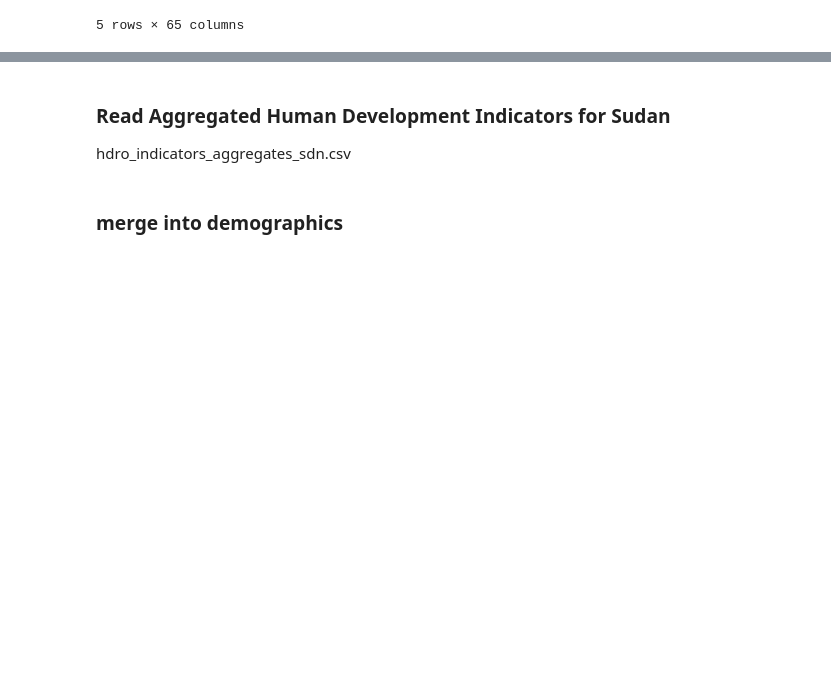
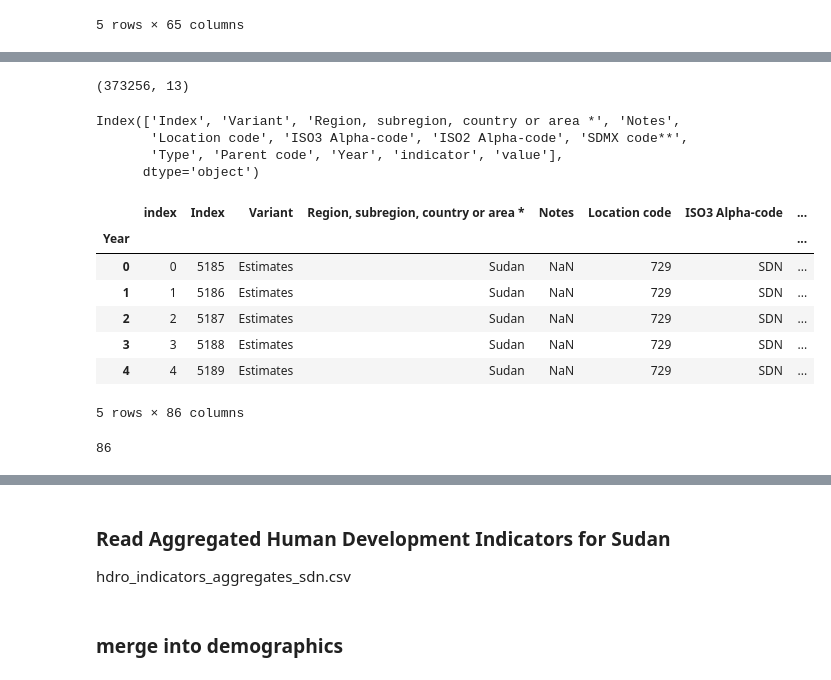
Before and after one commit to OmdenaAI/SudanChapter_AnalyzeHealthcareAccessibility, a Jupyter notebook: 03_Data_preprocessing/demographics/demographics.ipynb, the cells around one changed output, grey strips where cells are left out. Cells and saved outputs as stored; diff of their text form; code cells hidden in the pictures; blank space fills up the shorter version.

```diff
--- a/03_Data_preprocessing/demographics/demographics.ipynb
+++ b/03_Data_preprocessing/demographics/demographics.ipynb
@@ -136,8 +151,9 @@ df=pd.read_csv('./MyDrive/MyDrive/omneda_sudan/education_sdn.csv')
 yearCol = 'Year'
 indicatorCol = 'Indicator Name'
 valCol = 'Value'
-df=cleanFile(df, yearCol, indicatorCol)
+df=cleanFile(df, yearCol, indicatorCol, valCol)
 demographics = mergeIntoDemographics(df, indicatorCol, yearCol, valCol, 'education')
 print(f"demographics column count {len(demographics.columns)}")
+print(demographics.shape)
 # %% [output]
 demographics column count 5055
@@ -145,0 +196,3 @@ demographics.to_csv('demographics.csv')
+# %%
+id_vars = demographics.columns[:11].to_list()
+id_vars
@@ -145,0 +211,4 @@ demographics.to_csv('demographics.csv')
+# %%
+demographics2 = demographics.melt(id_vars=id_vars, var_name='indicator', value_name='value')
+# demographics2['Year'] = demographics2['Year'].astype(str)
+demographics2.head()
@@ -145,0 +222,3 @@ demographics.to_csv('demographics.csv')
+# %%
+demographics2['value']=demographics2['value'].apply(pd.to_numeric,  errors='coerce')
+demographics2.dtypes
@@ -145,0 +241,27 @@ demographics.to_csv('demographics.csv')
+# %%
+demographics2.shape
+# %% [output]
+(373256, 13)
+# %%
+demographics2.columns
+# %% [output]
+Index(['Index', 'Variant', 'Region, subregion, country or area *', 'Notes',
+       'Location code', 'ISO3 Alpha-code', 'ISO2 Alpha-code', 'SDMX code**',
+       'Type', 'Parent code', 'Year', 'indicator', 'value'],
+      dtype='object')
+# %%
+demographics2=demographics2.reset_index().set_index(['index']+id_vars+['indicator']).unstack('Year').reset_index()
+demographics2.head()
+# %% [output]
+|  | index | Index | Variant | Region, subregion, country or area * | Notes | Location code | ISO3 Alpha-code | ... |
+| Year |  |  |  |  |  |  |  | ... |
+| 0 | 0 | 5185 | Estimates | Sudan | NaN | 729 | SDN | ... |
+| 1 | 1 | 5186 | Estimates | Sudan | NaN | 729 | SDN | ... |
+| 2 | 2 | 5187 | Estimates | Sudan | NaN | 729 | SDN | ... |
+| 3 | 3 | 5188 | Estimates | Sudan | NaN | 729 | SDN | ... |
+| 4 | 4 | 5189 | Estimates | Sudan | NaN | 729 | SDN | ... |
+5 rows × 86 columns
+# %%
+len(demographics2.columns)
+# %% [output]
+86
```
Also changed, not shown: parts of 36 cells of this notebook, 1 other file.
